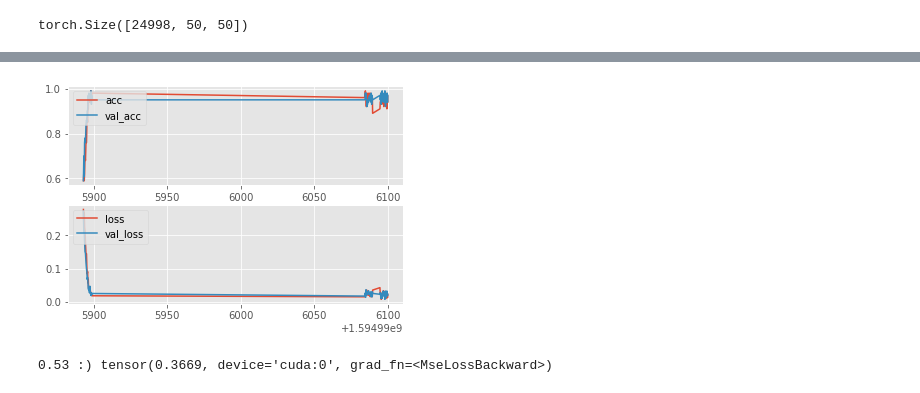
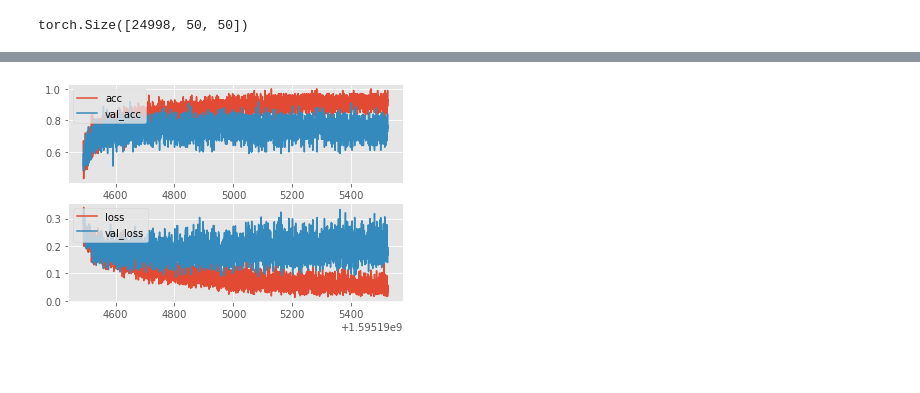
Before and after one commit to yusuftengriverdi/neural_networks, a Jupyter notebook: CNN_Last.ipynb, the cells around one changed output, grey strips where cells are left out. Drawn from its saved outputs; the diff is of its cells as text; code cells hidden in the pictures; blank space fills up the shorter version.

```diff
--- a/CNN_Last.ipynb
+++ b/CNN_Last.ipynb
@@ -23 +17,6 @@ EPOCHS = 5
+# %%
+BATCH_SIZE = 75
+EPOCHS = 30
+PATH = "model/model.pt"
+IMG_SIZE = 50
 # %%
@@ -130,10 +128,10 @@ print(len(data))
 # %% [output]
 24998
 # %%
-train_data = torch.Tensor([i[0] for i in data]).view(-1, 50, 50)
-train_data = train_data / 255.0
+X = torch.Tensor([i[0] for i in data]).view(-1, 50, 50)
+X = X / 255.0 # scaling the data
 
-print(train_data.size())
-test_data = torch.Tensor([i[1] for i in data])
+print(X.size())
+y = torch.Tensor([i[1] for i in data])
 # %% [output]
 torch.Size([24998, 50, 50])
@@ -139,0 +141,17 @@ torch.Size([24998, 50, 50])
+# %%
+VAL_PCT = 0.1
+val_size = int(len(X) * VAL_PCT)
+print(val_size)
+
+#creating data and train sets.
+
+train_X = X[:-val_size]
+train_y = y[:-val_size]
+
+test_X = X[-val_size:]
+test_y = y[-val_size:]
+
+print(len(train_X))
+print(len(test_X))
+
+print(len(X)/2499)
@@ -140 +163,13 @@ torch.Size([24998, 50, 50])
+# %%
+from torch.utils.data import DataLoader , TensorDataset, SubsetRandomSampler
+
+sampler = SubsetRandomSampler(list(range(int(len(train_X)))))
+
+test_sampler = SubsetRandomSampler(list(range(int(len(test_X)))))
+
+t_dataset = TensorDataset(train_X , train_y)
+trainloader = DataLoader(t_dataset , batch_size = BATCH_SIZE, sampler= sampler)
+
+v_dataset = TensorDataset(test_X, test_y)
+testloader = DataLoader(v_dataset, batch_size = BATCH_SIZE, sampler= test_sampler)
 # %%
@@ -269,5 +280,5 @@ model-Fri Jul 17 17:24:24 2020
 # %%
-CrossValidation(net)
+Train(net)
 create_acc_loss_graph(MODEL_NAME)
 # %% [output]
-[figure, old version]
+[figure, new version]
@@ -281,4 +284,0 @@ final_acc, final_loss = fwd_pass(test_X, test_y)
-# %%
-print(final_acc,":)", final_loss)
-# %% [output]
-0.53 :) tensor(0.3669, device='cuda:0', grad_fn=<MseLossBackward>)
```
Also changed, not shown: parts of 50 cells of this notebook.
